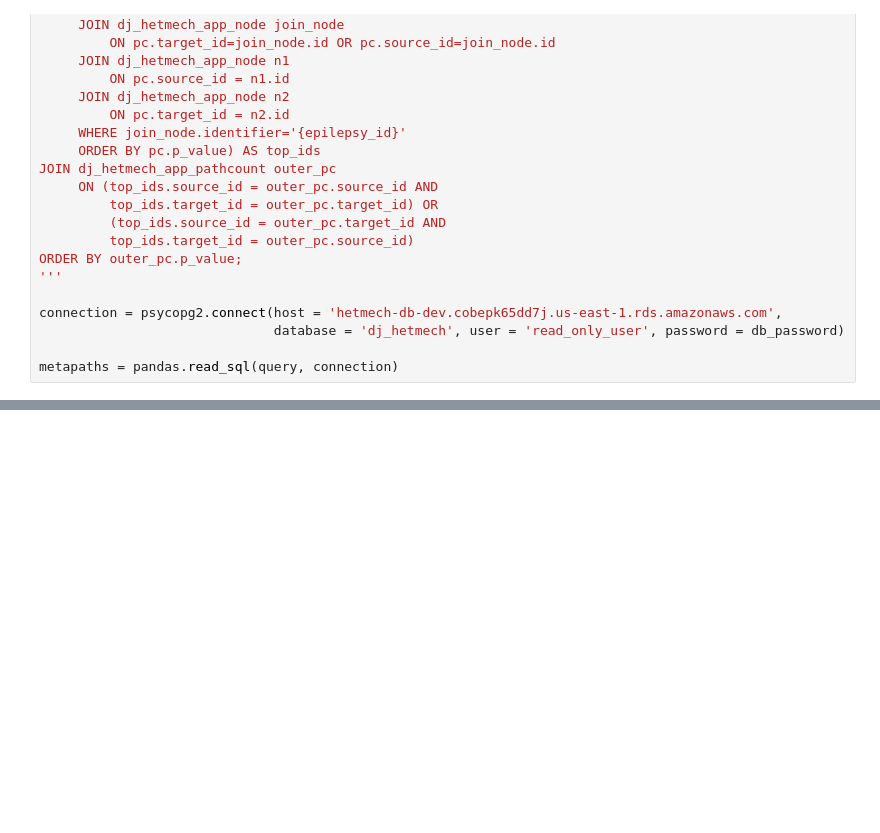
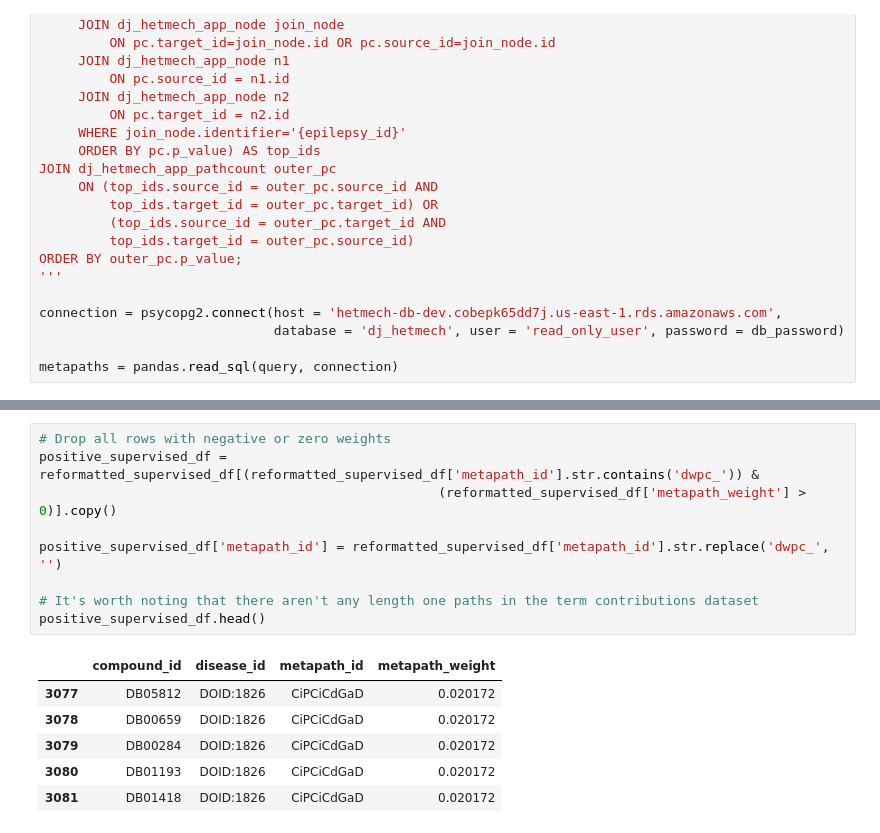
Before and after one commit to greenelab/connectivity-search-analyses, a Jupyter notebook: explore/metapath_rank_comparison.ipynb, the cells around one changed output, grey strips where cells are left out. Cells and saved outputs as stored; diff of their text form; blank space fills up the shorter version.

```diff
--- a/explore/metapath_rank_comparison.ipynb
+++ b/explore/metapath_rank_comparison.ipynb
@@ -97 +98,17 @@ reformatted_supervised_df.head()
+# %%
+# Drop all rows with negative or zero weights
+positive_supervised_df = reformatted_supervised_df[(reformatted_supervised_df['metapath_id'].str.contains('dwpc_')) &
+                                                   (reformatted_supervised_df['metapath_weight'] > 0)].copy()
+
+positive_supervised_df['metapath_id'] = reformatted_supervised_df['metapath_id'].str.replace('dwpc_', '')
+
+# It's worth noting that there aren't any length one paths in the term contributions dataset
+positive_supervised_df.head()
+# %% [output]
+|  | compound_id | disease_id | metapath_id | metapath_weight |
+| 3077 | DB05812 | DOID:1826 | CiPCiCdGaD | 0.020172 |
+| 3078 | DB00659 | DOID:1826 | CiPCiCdGaD | 0.020172 |
+| 3079 | DB00284 | DOID:1826 | CiPCiCdGaD | 0.020172 |
+| 3080 | DB01193 | DOID:1826 | CiPCiCdGaD | 0.020172 |
+| 3081 | DB01418 | DOID:1826 | CiPCiCdGaD | 0.020172 |
 # %%
```
Also changed, not shown: parts of 9 cells of this notebook.
